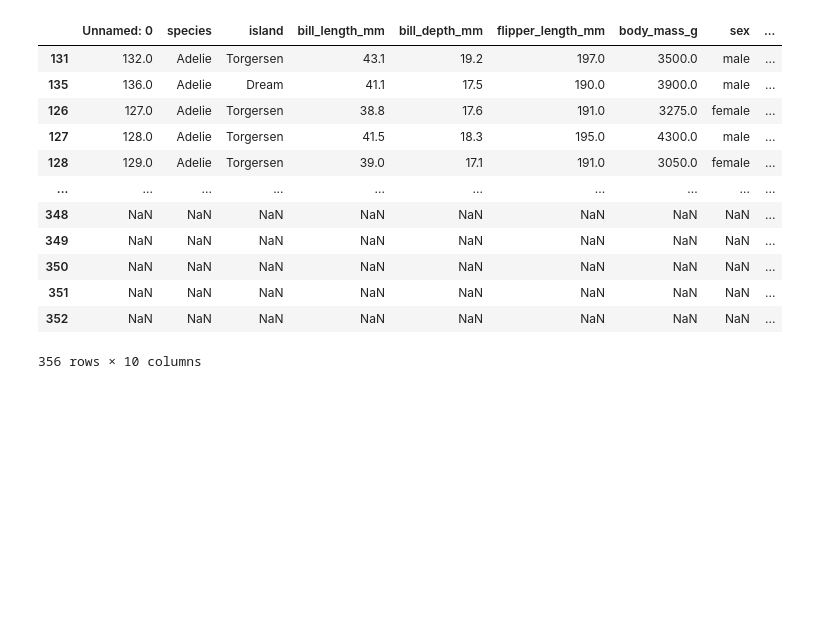
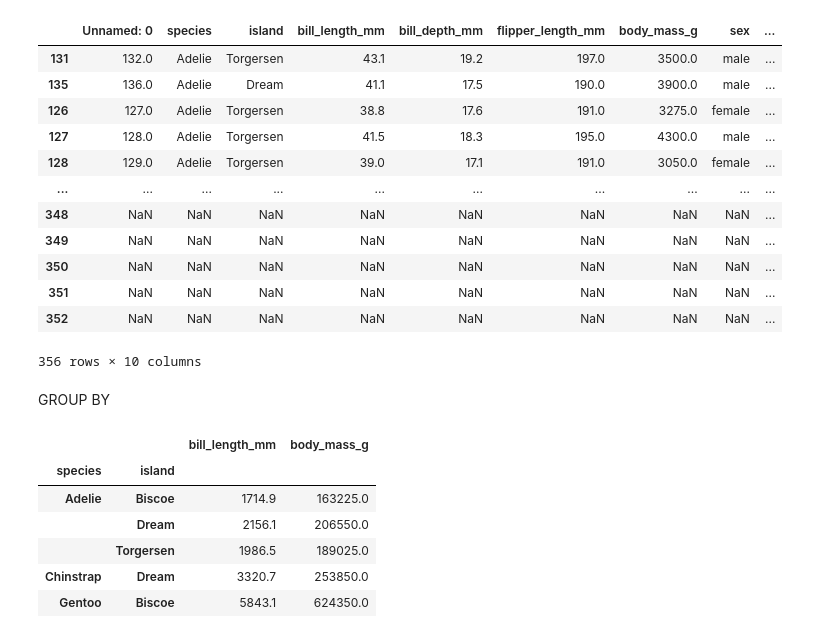
Before and after one commit to cesarmayta/BOOTCAMP_DSG1, a Jupyter notebook: repaso/02_pandas.ipynb, the cells around one changed output. Drawn from its saved outputs; the diff is of its cells as text; code cells hidden in the pictures; blank space fills up the shorter version.

```diff
--- a/repaso/02_pandas.ipynb
+++ b/repaso/02_pandas.ipynb
@@ -408,3 +408,16 @@ df_penguins.sort_values('year',ascending=False)
 | 351 | NaN | NaN | NaN | NaN | NaN | NaN | NaN | NaN | ... |
 | 352 | NaN | NaN | NaN | NaN | NaN | NaN | NaN | NaN | ... |
 356 rows × 10 columns
+# %% [markdown]
+GROUP BY
+# %%
+df_penguins = df_penguins[['species','island','bill_length_mm','body_mass_g']]
+df_penguins.groupby(['species','island']).sum()
+# %% [output]
+|  |  | bill_length_mm | body_mass_g |
+| species | island |  |  |
+| Adelie | Biscoe | 1714.9 | 163225.0 |
+|  | Dream | 2156.1 | 206550.0 |
+|  | Torgersen | 1986.5 | 189025.0 |
+| Chinstrap | Dream | 3320.7 | 253850.0 |
+| Gentoo | Biscoe | 5843.1 | 624350.0 |
```
Also changed, not shown: parts of 2 cells of this notebook.
